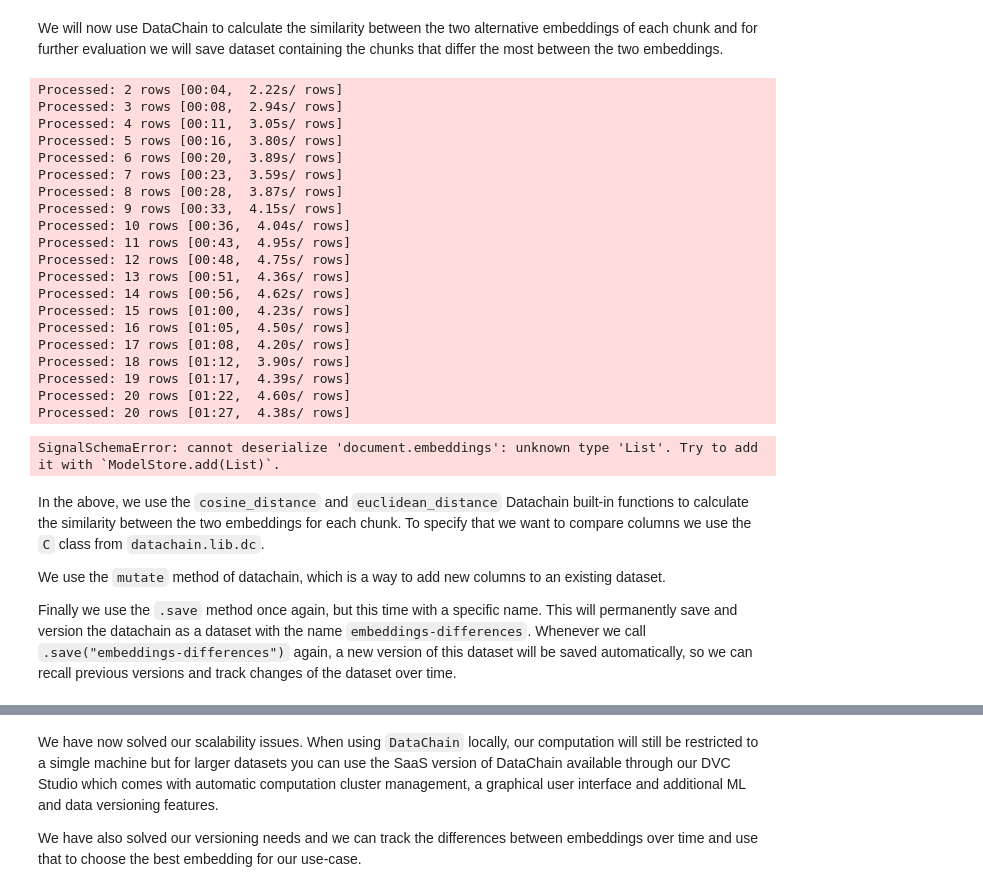
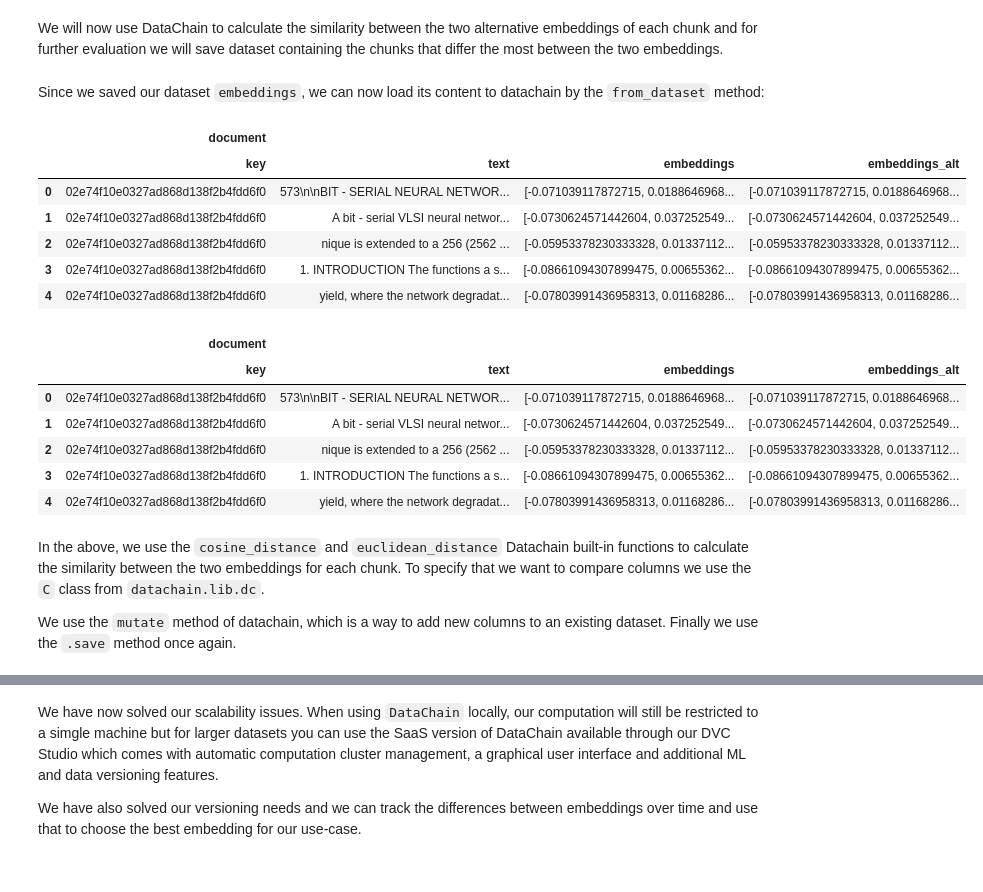
Before and after one commit to iterative/datachain, a Jupyter notebook: examples/llm/llm_chatbot_evaluation.ipynb, the cells around one changed output, grey strips where cells are left out. Saved outputs shown, nothing was run; the diff lists cells and outputs as text; code cells hidden in the pictures.

```diff
--- a/examples/llm/llm_chatbot_evaluation.ipynb
+++ b/examples/llm/llm_chatbot_evaluation.ipynb
@@ -179,46 +179,51 @@ We also presisted the result by the `.save` method.
 ### Evaluation
 # %% [markdown]
 We will now use DataChain to calculate the similarity between the two alternative embeddings of each chunk and for further evaluation we will save dataset containing the chunks that differ the most between the two embeddings.
+# %% [markdown]
+Since we saved our dataset `embeddings`, we can now load its content to datachain by the `from_dataset` method:
+# %%
+(
+    DataChain.from_dataset("embeddings")
+    .mutate(
+        my_new_column = C.document.embeddings * 2
+    )
+    .to_pandas()
+    .head()
+)
+# %% [output]
+|  | document |  |  |  |
+|  | key | text | embeddings | embeddings_alt |
+| 0 | 02e74f10e0327ad868d138f2b4fdd6f0 | 573\n\nBIT - SERIAL NEURAL NETWOR... | [-0.071039117872715, 0.0188646968... | [-0.071039117872715, 0.0188646968... |
+| 1 | 02e74f10e0327ad868d138f2b4fdd6f0 | A bit - serial VLSI neural networ... | [-0.0730624571442604, 0.037252549... | [-0.0730624571442604, 0.037252549... |
+| 2 | 02e74f10e0327ad868d138f2b4fdd6f0 | nique is extended to a 256 (2562 ... | [-0.05953378230333328, 0.01337112... | [-0.05953378230333328, 0.01337112... |
+| 3 | 02e74f10e0327ad868d138f2b4fdd6f0 | 1. INTRODUCTION The functions a s... | [-0.08661094307899475, 0.00655362... | [-0.08661094307899475, 0.00655362... |
+| 4 | 02e74f10e0327ad868d138f2b4fdd6f0 | yield, where the network degradat... | [-0.07803991436958313, 0.01168286... | [-0.07803991436958313, 0.01168286... |
 # %%
 # Calculate similarity
 
 (
-    dc_chunks_embeddings
-    .select("document.text", "document.embeddings", "document.embeddings_alt", "document.key")
+    DataChain.from_dataset("embeddings")
     .mutate(
+        test = C.document.embeddings * 2,
+        this_should_fail=cosine_distance([2,3,3,4,5], C("document.embeddings_alt")),
         cos_dist=cosine_distance(C("document.embeddings"), C("document.embeddings_alt")),
         eucl_dist=euclidean_distance(C("document.embeddings"), C("document.embeddings_alt")),
     )
-    .filter(C("cos_dist") > 0.1)
-    .save("embeddings-differences")
+    .to_pandas()
+    .head()
+    # .save("embeddings-differences")
 )
 # %% [output]
-Processed: 2 rows [00:04,  2.22s/ rows]
-Processed: 3 rows [00:08,  2.94s/ rows]
-Processed: 4 rows [00:11,  3.05s/ rows]
-Processed: 5 rows [00:16,  3.80s/ rows]
-Processed: 6 rows [00:20,  3.89s/ rows]
-Processed: 7 rows [00:23,  3.59s/ rows]
-Processed: 8 rows [00:28,  3.87s/ rows]
-Processed: 9 rows [00:33,  4.15s/ rows]
-Processed: 10 rows [00:36,  4.04s/ rows]
-Processed: 11 rows [00:43,  4.95s/ rows]
-Processed: 12 rows [00:48,  4.75s/ rows]
-Processed: 13 rows [00:51,  4.36s/ rows]
-Processed: 14 rows [00:56,  4.62s/ rows]
-Processed: 15 rows [01:00,  4.23s/ rows]
-Processed: 16 rows [01:05,  4.50s/ rows]
-Processed: 17 rows [01:08,  4.20s/ rows]
-Processed: 18 rows [01:12,  3.90s/ rows]
-Processed: 19 rows [01:17,  4.39s/ rows]
-Processed: 20 rows [01:22,  4.60s/ rows]
-Processed: 20 rows [01:27,  4.38s/ rows]
-SignalSchemaError: cannot deserialize 'document.embeddings': unknown type 'List'. Try to add it with `ModelStore.add(List)`.
+|  | document |  |  |  |
+|  | key | text | embeddings | embeddings_alt |
+| 0 | 02e74f10e0327ad868d138f2b4fdd6f0 | 573\n\nBIT - SERIAL NEURAL NETWOR... | [-0.071039117872715, 0.0188646968... | [-0.071039117872715, 0.0188646968... |
+| 1 | 02e74f10e0327ad868d138f2b4fdd6f0 | A bit - serial VLSI neural networ... | [-0.0730624571442604, 0.037252549... | [-0.0730624571442604, 0.037252549... |
+| 2 | 02e74f10e0327ad868d138f2b4fdd6f0 | nique is extended to a 256 (2562 ... | [-0.05953378230333328, 0.01337112... | [-0.05953378230333328, 0.01337112... |
+| 3 | 02e74f10e0327ad868d138f2b4fdd6f0 | 1. INTRODUCTION The functions a s... | [-0.08661094307899475, 0.00655362... | [-0.08661094307899475, 0.00655362... |
+| 4 | 02e74f10e0327ad868d138f2b4fdd6f0 | yield, where the network degradat... | [-0.07803991436958313, 0.01168286... | [-0.07803991436958313, 0.01168286... |
 # %% [markdown]
 In the above, we use the `cosine_distance` and `euclidean_distance` Datachain built-in functions to calculate the similarity between the two embeddings for each chunk. To specify that we want to compare columns we use the `C` class from `datachain.lib.dc`.
 
-We use the `mutate` method of datachain, which is a way to add new columns to an existing dataset.
-
-Finally we use the `.save` method once again, but this time with a specific name. This will permanently save and version the datachain as a dataset with the name `embeddings-differences`. Whenever we call `.save("embeddings-differences")` again, a new version of this dataset will be saved automatically, so we can recall previous versions and track changes of the dataset over time.
+We use the `mutate` method of datachain, which is a way to add new columns to an existing dataset. Finally we use the `.save` method once again.
 # %%
 DataChain.from_dataset("embeddings-differences").order_by(C.cos_dist).show(20)
```
Also changed, not shown: parts of 5 cells of this notebook.
